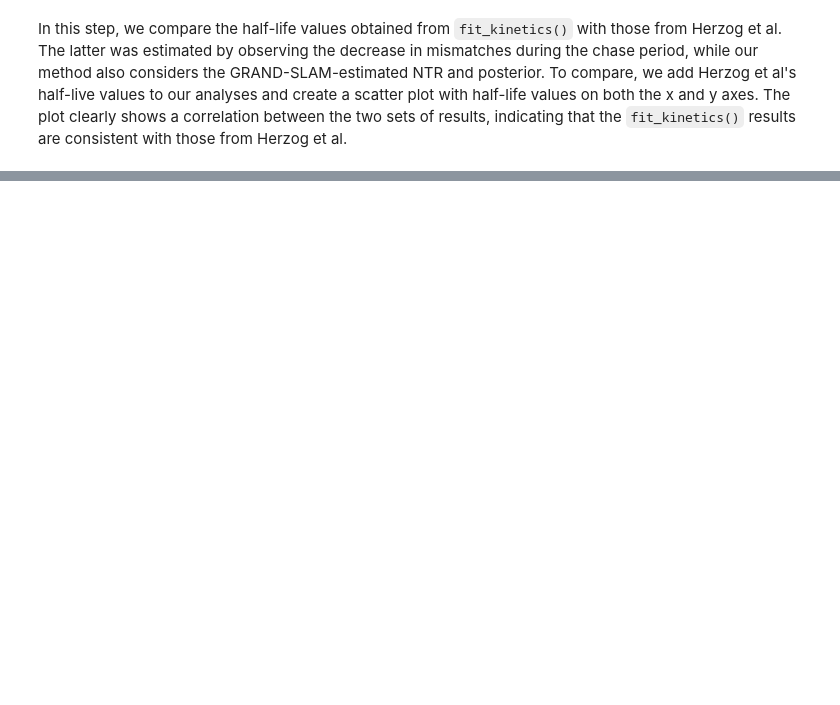
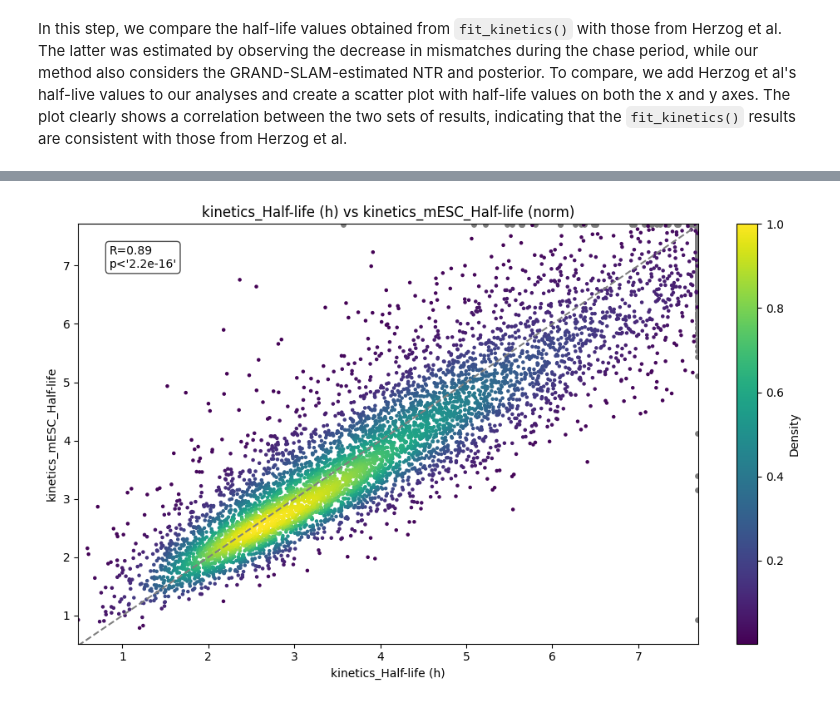
Before and after one commit to maus2310/GrandPy, a Jupyter notebook: docs/notebooks/notebook_06_fitting_pulse-chase_data.ipynb, the cells around one changed output, grey strips where cells are left out. Saved outputs shown, nothing was run; the diff lists cells and outputs as text; code cells hidden in the pictures; blank space fills up the shorter version.

```diff
--- a/docs/notebooks/notebook_06_fitting_pulse-chase_data.ipynb
+++ b/docs/notebooks/notebook_06_fitting_pulse-chase_data.ipynb
@@ -58,2 +76,4 @@ print(dense.get_analyses(description=True))
 # %%
-plot_scatter(dense, 'Half-life (h)', 'mESC_Half-life')
+plot_scatter(dense, 'kinetics_Half-life (h)', 'kinetics_mESC_Half-life', correlation=gp.format_correlation(), diagonal=True)
+# %% [output]
+[figure, added]
```
Also changed, not shown: parts of 5 cells of this notebook, 15 other files.
